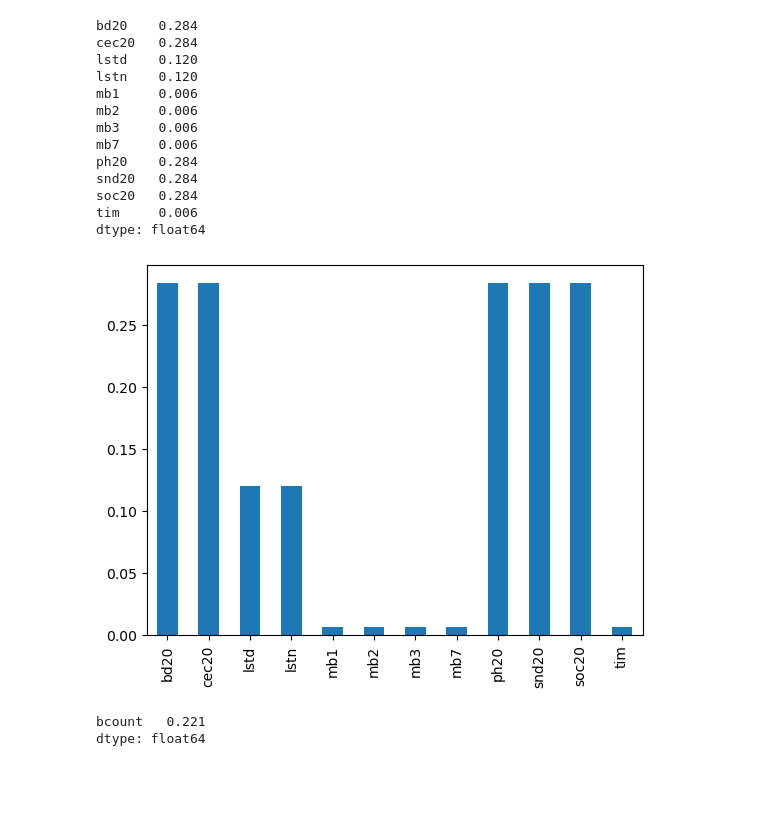
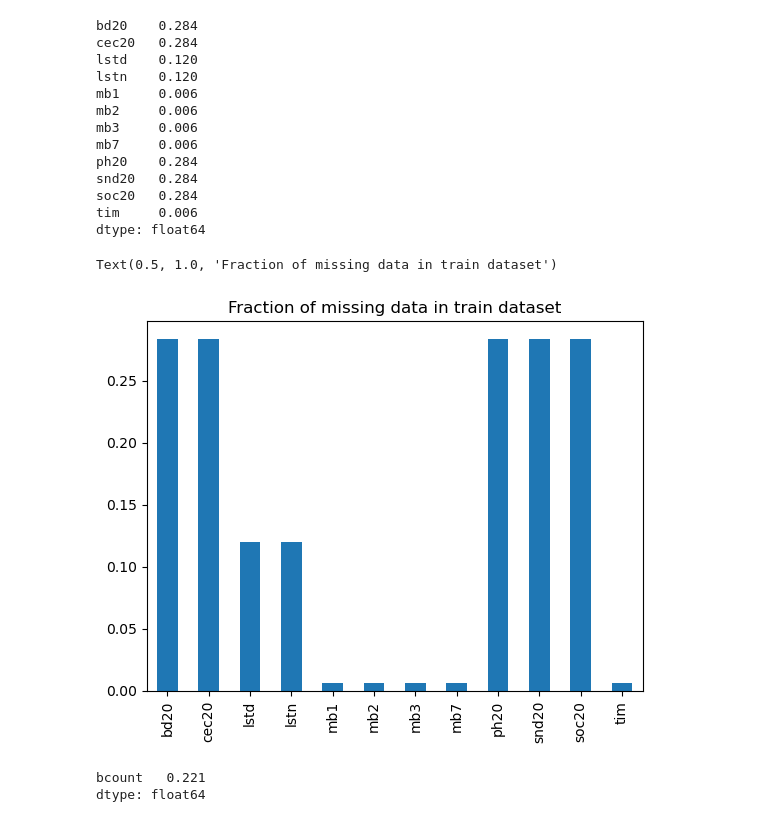
Before and after one commit to DurojaiyeAbisoye/Amini-Technical-Assignment, a Jupyter notebook: notebook/notebook.ipynb, the cells around one changed output. Cells and saved outputs as stored; diff of their text form; code cells hidden in the pictures; blank space fills up the shorter version.

```diff
--- a/notebook/notebook.ipynb
+++ b/notebook/notebook.ipynb
@@ -124,8 +124,10 @@ tim     0.006
 dtype: float64
 # %%
 train_missing[train_missing > 0].plot.bar();
+plt.title('Fraction of missing data in train dataset')
 # %% [output]
+Text(0.5, 1.0, 'Fraction of missing data in train dataset')
-[figure, old version]
+[figure, new version]
 # %%
 #data from the same source have the same proportion of missing data.
 # %%
```
Also changed, not shown: parts of 7 cells of this notebook.
